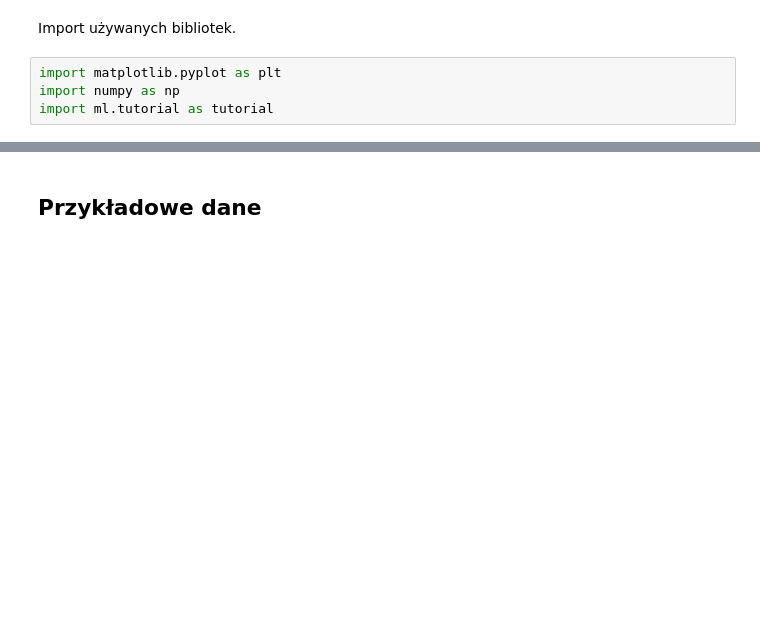
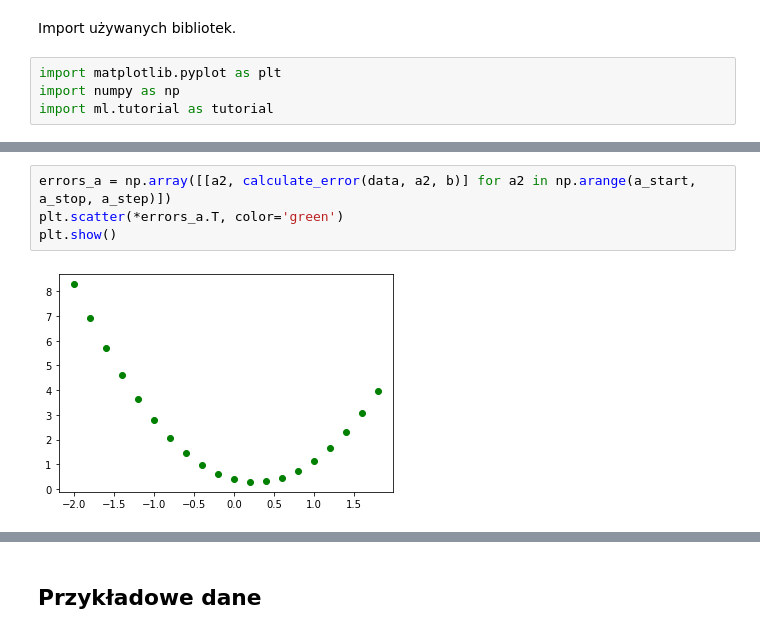
Before and after one commit to fdafadf/ml, a Jupyter notebook: MachineLearning.ipynb, the cells around one changed output, grey strips where cells are left out. Cells and saved outputs as stored; diff of their text form; blank space fills up the shorter version.

```diff
--- a/MachineLearning.ipynb
+++ b/MachineLearning.ipynb
@@ -28,0 +75,6 @@ tutorial.example_1()
+# %%
+errors_a = np.array([[a2, calculate_error(data, a2, b)] for a2 in np.arange(a_start, a_stop, a_step)])
+plt.scatter(*errors_a.T, color='green')
+plt.show()
+# %% [output]
+[figure, added]
```
Also changed, not shown: parts of 20 cells of this notebook.
